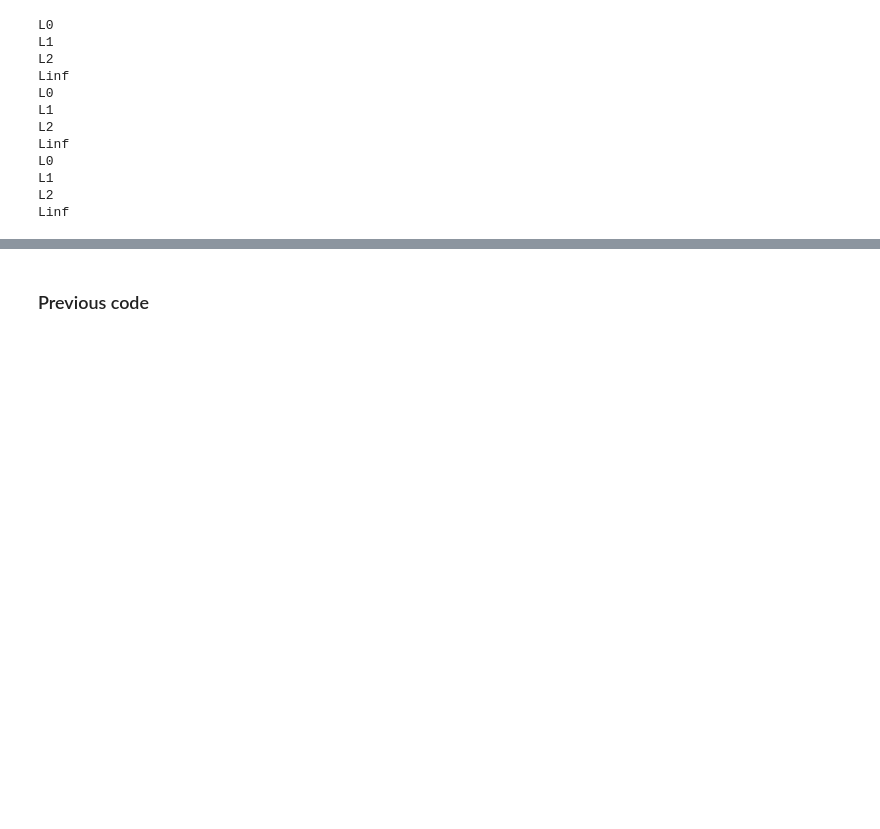
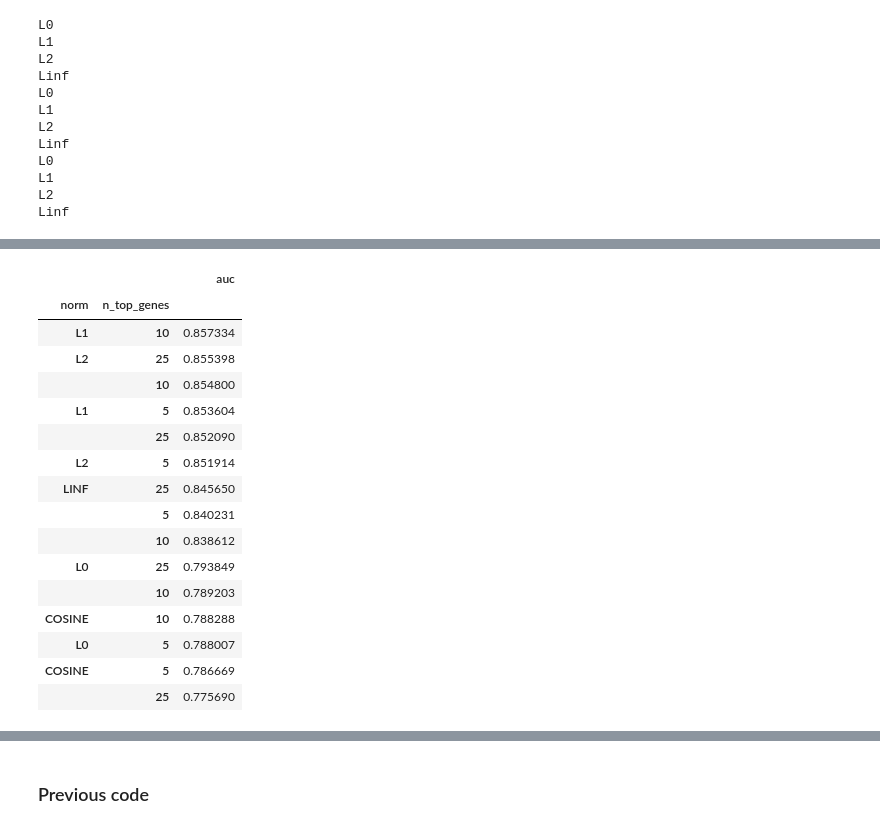
Before and after one commit to Deekshad20/single_cell, a Jupyter notebook: lit_analysis.ipynb, the cells around one changed output, grey strips where cells are left out. Drawn from its saved outputs; the diff is of its cells as text; code cells hidden in the pictures; blank space fills up the shorter version.

```diff
--- a/lit_analysis.ipynb
+++ b/lit_analysis.ipynb
@@ -174,0 +205,22 @@ cell_maps
+# %%
+auc_all = plot_df.groupby(['norm', 'n_top_genes']).apply(lambda x: auc(x['rank'], x['n_top_rank_clusters'])).to_frame()
+auc_all.columns = ['auc']
+auc_all.sort_values(by = 'auc', ascending = False)
+# %% [output]
+|  |  | auc |
+| norm | n_top_genes |  |
+| L1 | 10 | 0.857334 |
+| L2 | 25 | 0.855398 |
+|  | 10 | 0.854800 |
+| L1 | 5 | 0.853604 |
+|  | 25 | 0.852090 |
+| L2 | 5 | 0.851914 |
+| LINF | 25 | 0.845650 |
+|  | 5 | 0.840231 |
+|  | 10 | 0.838612 |
+| L0 | 25 | 0.793849 |
+|  | 10 | 0.789203 |
+| COSINE | 10 | 0.788288 |
+| L0 | 5 | 0.788007 |
+| COSINE | 5 | 0.786669 |
+|  | 25 | 0.775690 |
```
Also changed, not shown: parts of 9 cells of this notebook.
